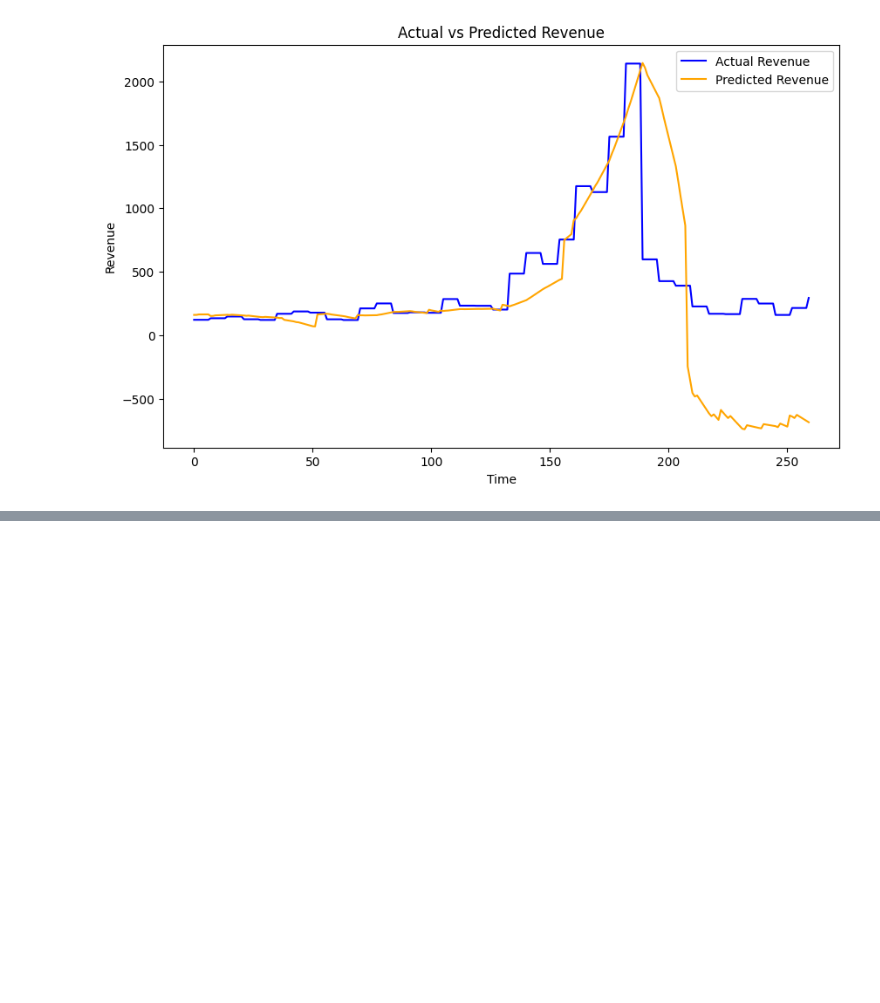
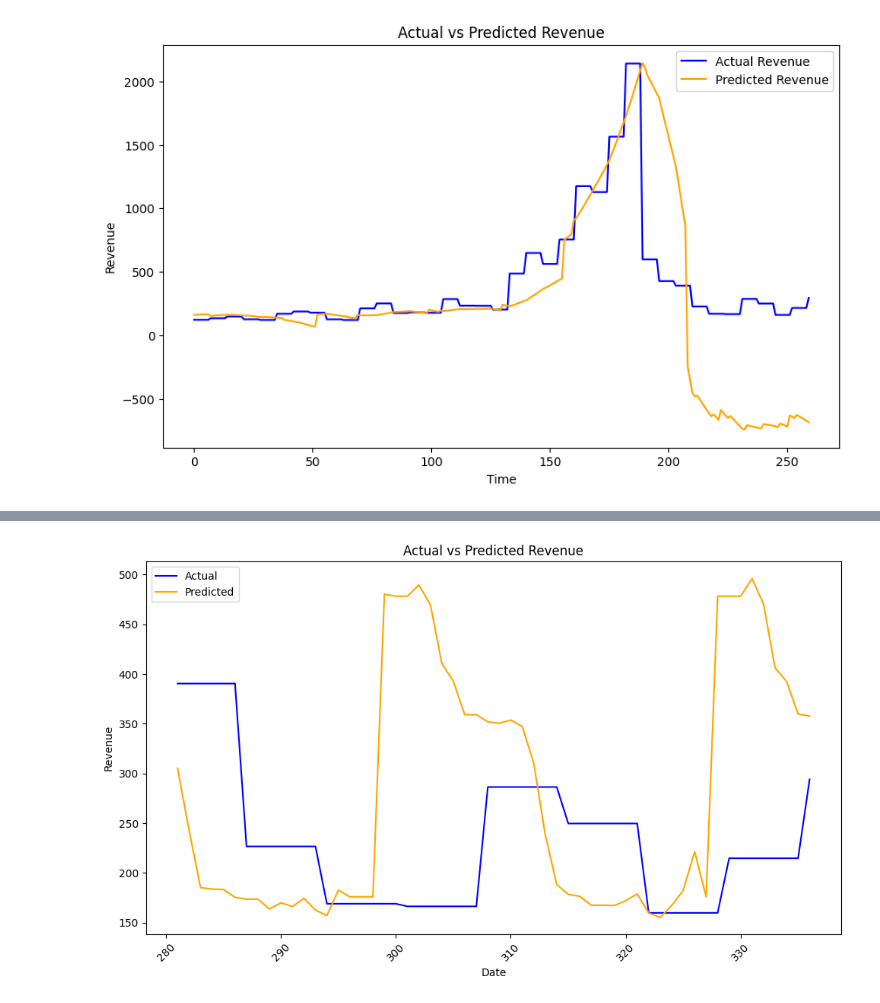
Before and after one commit to Chriss2800/Advanced_Analytics_Applied, a Jupyter notebook: MachineLearning/prediction.ipynb, the cells around one changed output, grey strips where cells are left out. Cells and saved outputs as stored; diff of their text form; code cells hidden in the pictures; blank space fills up the shorter version.

```diff
--- a/MachineLearning/prediction.ipynb
+++ b/MachineLearning/prediction.ipynb
@@ -376,0 +470,23 @@ with open('model_mean.pkl', 'wb') as f:
+# %%
+X = revenue_df[["Year", "Month", "Day", "Day_of_week"]]
+y = revenue_df["Revenue"]
+
+tscv = TimeSeriesSplit(n_splits=5)
+
+lgbm_model = LGBMRegressor(n_estimators=100, learning_rate=0.1, max_depth=5)
+
+for train_idx, test_idx in tscv_mean.split(X):
+    X_train, X_test = X.iloc[train_idx], X.iloc[test_idx]
+    y_train, y_test = y.iloc[train_idx], y.iloc[test_idx]
+
+    lgbm_model.fit(X_train, y_train)
+
+    y_pred = lgbm_model.predict(X_test)
+    actual_mean_values.extend(y_test.values)
+    predicted_mean_values.extend(y_pred)
+
+    mse = mean_squared_error(y_test, y_pred)
+    mse_mean_scores.append(mse)
+
+mean_mse = np.mean(mse_mean_scores)
+print("Mean Squarred Error", mean_mse)
@@ -376,0 +511,18 @@ with open('model_mean.pkl', 'wb') as f:
+# %%
+# Plot actual and predicted values
+plt.figure(figsize=(10, 6))
+plt.plot(y_test.index, y_test, label='Actual', color='blue')
+plt.plot(y_test.index, y_pred, label='Predicted', color='orange')
+
+# Add labels and title
+plt.xlabel('Date')
+plt.ylabel('Revenue')
+plt.title('Actual vs Predicted Revenue')
+plt.legend()
+
+# Show plot
+plt.xticks(rotation=45)  # Rotate x-axis labels for better readability
+plt.tight_layout()       # Adjust layout to prevent overlapping labels
+plt.show()
+# %% [output]
+[figure, added]
```
Also changed, not shown: parts of 17 cells of this notebook.
